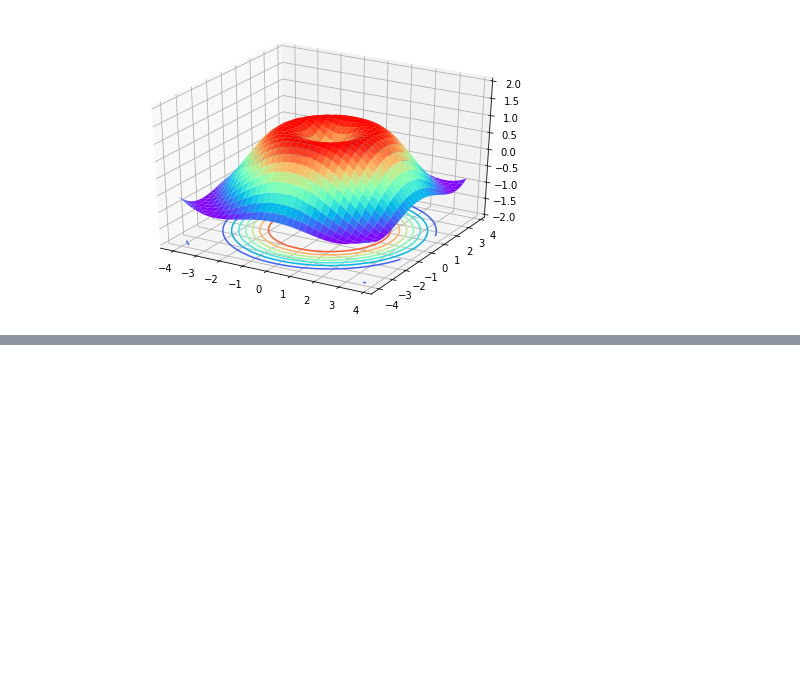
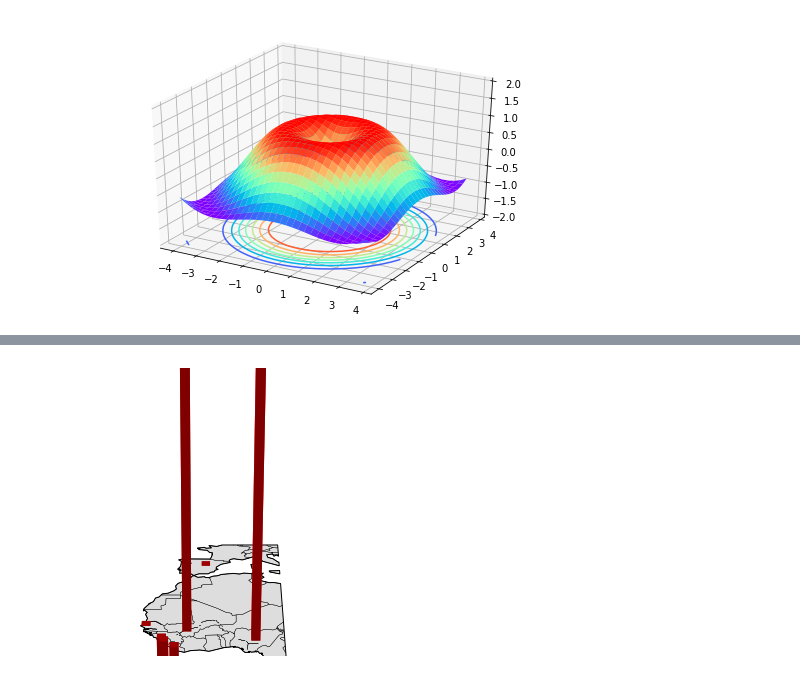
Before and after one commit to liyuan3970/study_demo, a Jupyter notebook: met_plot/Basemap/Basemap.ipynb, the cells around one changed output, grey strips where cells are left out. Cells and saved outputs as stored; diff of their text form; code cells hidden in the pictures; blank space fills up the shorter version.

```diff
--- a/met_plot/Basemap/Basemap.ipynb
+++ b/met_plot/Basemap/Basemap.ipynb
@@ -639,0 +697,41 @@ plt.show()
+# %%
+import matplotlib.pyplot as plt
+from mpl_toolkits.mplot3d import Axes3D
+from mpl_toolkits.basemap import Basemap
+from matplotlib.collections import PolyCollection
+import numpy as np
+
+map = Basemap(llcrnrlon=-20,llcrnrlat=0,urcrnrlon=15,urcrnrlat=50,)
+
+fig = plt.figure()
+ax = Axes3D(fig)
+
+ax.set_axis_off()
+ax.azim = 270
+ax.dist = 7
+
+polys = []
+for polygon in map.landpolygons:
+    polys.append(polygon.get_coords())
+
+
+lc = PolyCollection(polys, edgecolor='black',
+                    facecolor='#DDDDDD', closed=False)
+
+ax.add_collection3d(lc)
+ax.add_collection3d(map.drawcoastlines(linewidth=0.25))
+ax.add_collection3d(map.drawcountries(linewidth=0.35))
+
+lons = np.array([-13.7, -10.8, -13.2, -96.8, -7.99, 7.5, -17.3, -3.7])
+lats = np.array([9.6, 6.3, 8.5, 32.7, 12.5, 8.9, 14.7, 40.39])
+cases = np.array([1971, 7069, 6073, 4, 6, 20, 1, 1])
+deaths = np.array([1192, 2964, 1250, 1, 5, 8, 0, 0])
+places = np.array(['Guinea', 'Liberia', 'Sierra Leone','United States', 'Mali', 'Nigeria', 'Senegal', 'Spain'])
+
+x, y = map(lons, lats)
+
+ax.bar3d(x, y, np.zeros(len(x)), 2, 2, deaths, color= 'r', alpha=0.8)
+
+plt.show()
+# %% [output]
+[figure, added]
```
Also changed, not shown: parts of 3 cells of this notebook, 1 other file.
